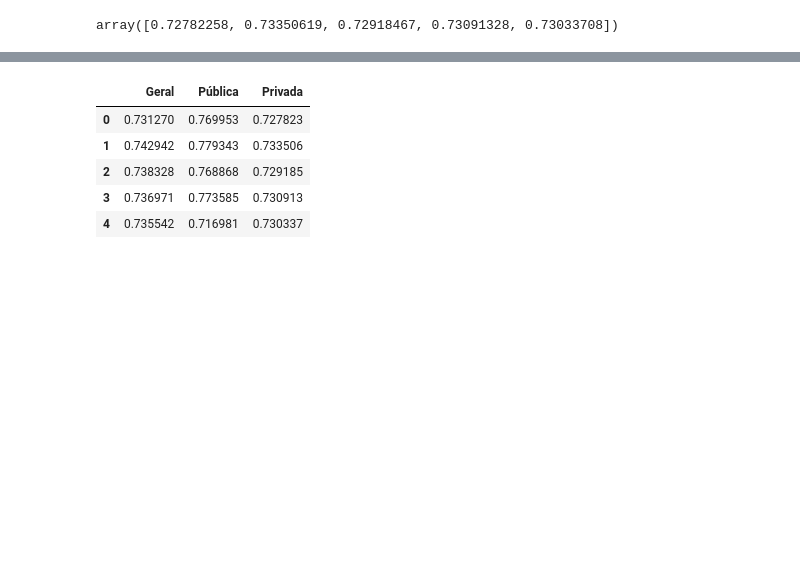
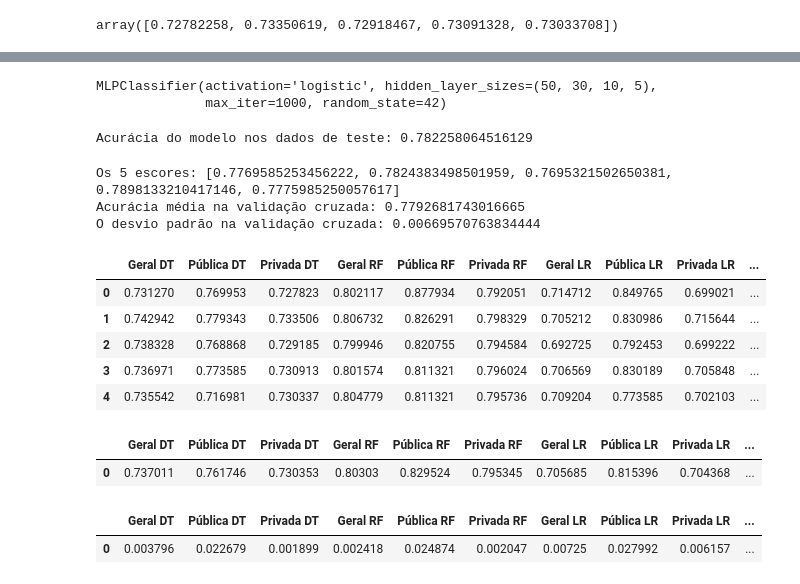
Before and after one commit to tcc-drtm-univesp/analise-dados-evasao, a Jupyter notebook: notebooks/Censo_Edu_Sup_e_Fluxo2017_Media.ipynb, the cells around one changed output, grey strips where cells are left out. Saved outputs shown, nothing was run; the diff lists cells and outputs as text; code cells hidden in the pictures; blank space fills up the shorter version.

Commit message:
Testes com modelos de Regressão

```diff
--- a/notebooks/Censo_Edu_Sup_e_Fluxo2017_Media.ipynb
+++ b/notebooks/Censo_Edu_Sup_e_Fluxo2017_Media.ipynb
@@ -1081,10 +2129,72 @@ array([0.72782258, 0.73350619, 0.72918467, 0.73091328, 0.73033708])
+# %%
+# Defina o número de neurônios em cada camada
+hidden_layer_sizes = (50, 30, 10, 5)  # Duas camadas ocultas com 50 e 30 neurônios, respectivamente
+
+model_pri_rn = MLPClassifier(hidden_layer_sizes=hidden_layer_sizes, activation='logistic', max_iter=1000, random_state=42)
+model_pri_rn.fit(X_train, y_train)
+# %% [output]
+MLPClassifier(activation='logistic', hidden_layer_sizes=(50, 30, 10, 5),
+              max_iter=1000, random_state=42)
+# %%
+y_pred = model_pri_rn.predict(X_test)
+accuracy = accuracy_score(y_test, y_pred)
+print("Acurácia do modelo nos dados de teste:", accuracy)
+# %% [output]
+Acurácia do modelo nos dados de teste: 0.782258064516129
+# %%
+#Tentando a validação cruzada com Redes Neurais
+from sklearn.model_selection import StratifiedKFold
+import numpy as np
+kfold = StratifiedKFold(n_splits=5, shuffle=True, random_state=42)
+# %%
+model_pri_rn_vc = MLPClassifier(hidden_layer_sizes=hidden_layer_sizes, activation='logistic', max_iter=1000, random_state=42)
+# %%
+scores_pri_rn = []
+for train_idx, test_idx in kfold.split(X_scaled, y):
+    X_train, X_test = X_scaled[train_idx], X_scaled[test_idx]
+    y_train, y_test = y.iloc[train_idx], y.iloc[test_idx]
+
+    model_pri_rn_vc.fit(X_train, y_train)
+    y_pred = model_pri_rn_vc.predict(X_test)
+    accuracy = accuracy_score(y_test, y_pred)
+    scores_pri_rn.append(accuracy)
+
+print("Os 5 escores:", scores_pri_rn)
+print("Acurácia média na validação cruzada:", np.mean(scores_pri_rn))
+print("O desvio padrão na validação cruzada:", np.std(scores_pri_rn))
+# %% [output]
+Os 5 escores: [0.7769585253456222, 0.7824383498501959, 0.7695321502650381, 0.7898133210417146, 0.7775985250057617]
+Acurácia média na validação cruzada: 0.7792681743016665
+O desvio padrão na validação cruzada: 0.00669570763834444
 # %%
-df_scores = pd.DataFrame({'Geral': scores_geral, 'Pública': scores_pub, 'Privada': scores_pri})
+df_scores = pd.DataFrame({'Geral DT': scores_geral_dt, 'Pública DT': scores_pub_dt, 'Privada DT': scores_pri_dt,
+                          'Geral RF': scores_geral_rf, 'Pública RF': scores_pub_rf, 'Privada RF': scores_pri_rf,
+                          'Geral LR': scores_geral_lr, 'Pública LR': scores_pub_lr, 'Privada LR': scores_pri_lr,
+                          'Geral RN': scores_geral_rn, 'Pública RN': scores_pub_rn, 'Privada RN': scores_pri_rn})
 df_scores
 # %% [output]
-|  | Geral | Pública | Privada |
-| 0 | 0.731270 | 0.769953 | 0.727823 |
-| 1 | 0.742942 | 0.779343 | 0.733506 |
-| 2 | 0.738328 | 0.768868 | 0.729185 |
-| 3 | 0.736971 | 0.773585 | 0.730913 |
-| 4 | 0.735542 | 0.716981 | 0.730337 |
+|  | Geral DT | Pública DT | Privada DT | Geral RF | Pública RF | Privada RF | Geral LR | Pública LR | Privada LR | ... |
+| 0 | 0.731270 | 0.769953 | 0.727823 | 0.802117 | 0.877934 | 0.792051 | 0.714712 | 0.849765 | 0.699021 | ... |
+| 1 | 0.742942 | 0.779343 | 0.733506 | 0.806732 | 0.826291 | 0.798329 | 0.705212 | 0.830986 | 0.715644 | ... |
+| 2 | 0.738328 | 0.768868 | 0.729185 | 0.799946 | 0.820755 | 0.794584 | 0.692725 | 0.792453 | 0.699222 | ... |
+| 3 | 0.736971 | 0.773585 | 0.730913 | 0.801574 | 0.811321 | 0.796024 | 0.706569 | 0.830189 | 0.705848 | ... |
+| 4 | 0.735542 | 0.716981 | 0.730337 | 0.804779 | 0.811321 | 0.795736 | 0.709204 | 0.773585 | 0.702103 | ... |
+# %%
+df_scores_media = pd.DataFrame({'Geral DT': np.mean(scores_geral_dt), 'Pública DT': np.mean(scores_pub_dt), 'Privada DT': np.mean(scores_pri_dt),
+                          'Geral RF': np.mean(scores_geral_rf), 'Pública RF': np.mean(scores_pub_rf), 'Privada RF': np.mean(scores_pri_rf),
+                          'Geral LR': np.mean(scores_geral_lr), 'Pública LR': np.mean(scores_pub_lr), 'Privada LR': np.mean(scores_pri_lr),
+                          'Geral RN': np.mean(scores_geral_rn), 'Pública RN': np.mean(scores_pub_rn), 'Privada RN': np.mean(scores_pri_rn)}, index=[0])
+df_scores_media
+# %% [output]
+|  | Geral DT | Pública DT | Privada DT | Geral RF | Pública RF | Privada RF | Geral LR | Pública LR | Privada LR | ... |
+| 0 | 0.737011 | 0.761746 | 0.730353 | 0.80303 | 0.829524 | 0.795345 | 0.705685 | 0.815396 | 0.704368 | ... |
+# %%
+#Exibindo o desvio padrão para os modelos testados
+df_std = pd.DataFrame({'Geral DT': np.std(scores_geral_dt), 'Pública DT': np.std(scores_pub_dt), 'Privada DT': np.std(scores_pri_dt),
+                          'Geral RF': np.std(scores_geral_rf), 'Pública RF': np.std(scores_pub_rf), 'Privada RF': np.std(scores_pri_rf),
+                          'Geral LR': np.std(scores_geral_lr), 'Pública LR': np.std(scores_pub_lr), 'Privada LR': np.std(scores_pri_lr),
+                          'Geral RN': np.std(scores_geral_rn), 'Pública RN': np.std(scores_pub_rn), 'Privada RN': np.std(scores_pri_rn)}, index=[0])
+df_std
+# %% [output]
+|  | Geral DT | Pública DT | Privada DT | Geral RF | Pública RF | Privada RF | Geral LR | Pública LR | Privada LR | ... |
+| 0 | 0.003796 | 0.022679 | 0.001899 | 0.002418 | 0.024874 | 0.002047 | 0.00725 | 0.027992 | 0.006157 | ... |
```
Also changed, not shown: parts of 62 cells of this notebook.
